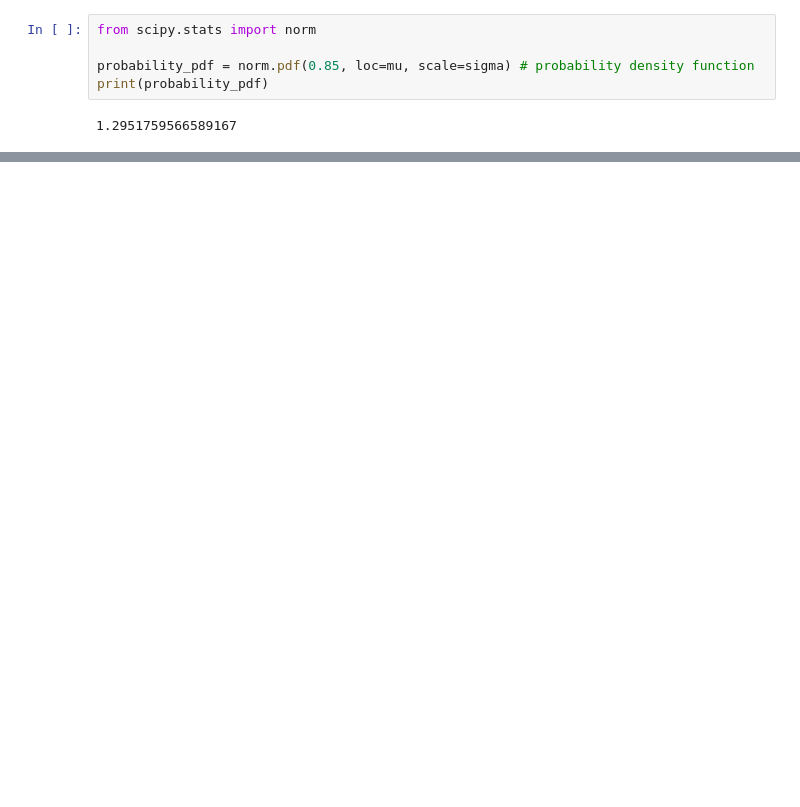
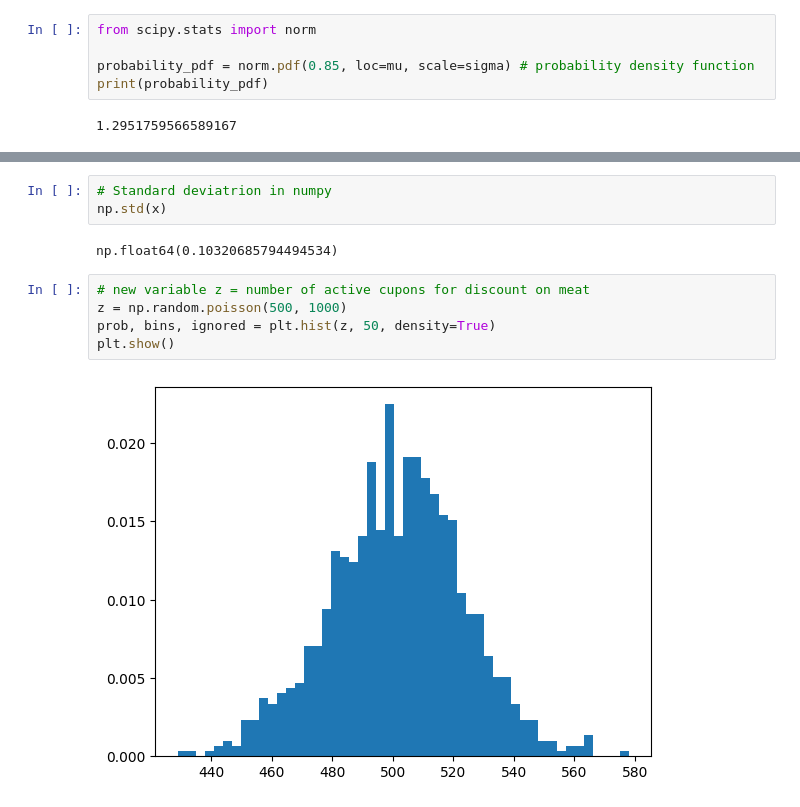
Before and after one commit to pm012/DataScience_sandbox, a Jupyter notebook: module_02_1_EDA.ipynb, the cells around one changed output, grey strips where cells are left out. Cells and saved outputs as stored; diff of their text form; blank space fills up the shorter version.

```diff
--- a/module_02_1_EDA.ipynb
+++ b/module_02_1_EDA.ipynb
@@ -80,0 +81,12 @@ print(var, std)
+# %%
+# Standard deviatrion in numpy
+np.std(x)
+# %% [output]
+np.float64(0.10320685794494534)
+# %%
+# new variable z = number of active cupons for discount on meat
+z = np.random.poisson(500, 1000)
+prob, bins, ignored = plt.hist(z, 50, density=True)
+plt.show()
+# %% [output]
+[figure, added]
```
Also changed, not shown: parts of 43 cells of this notebook, 4 other files.
